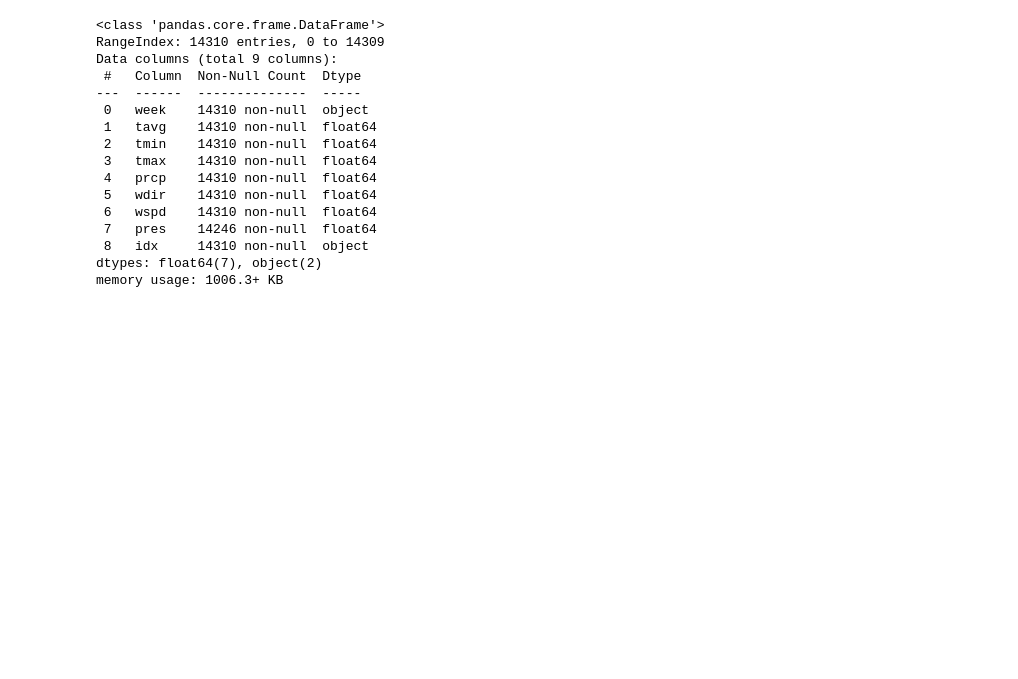
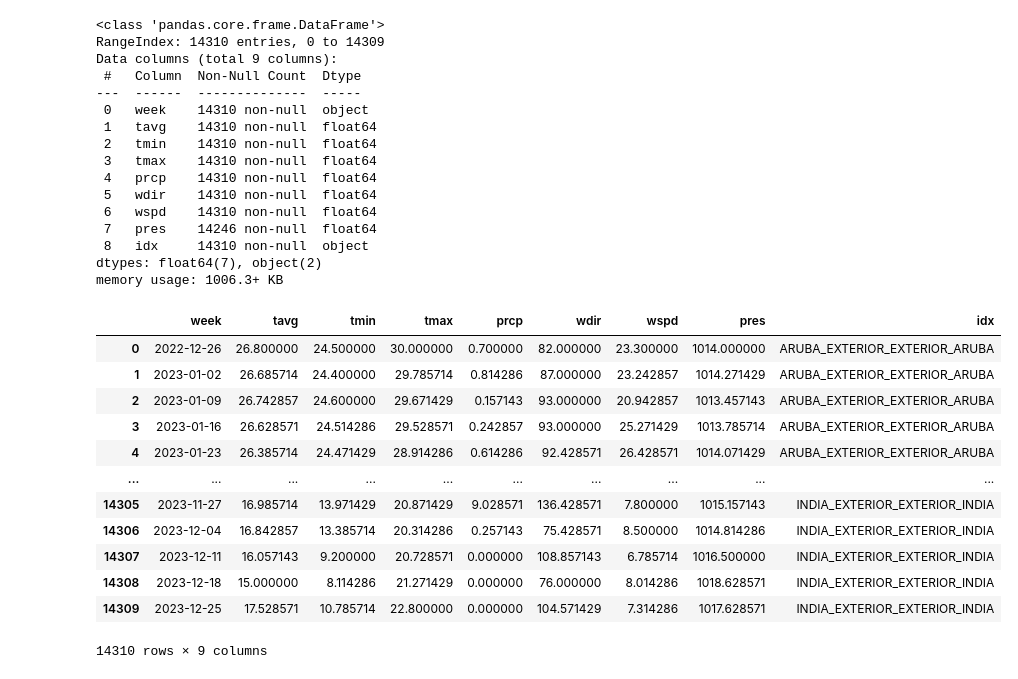
Before and after one commit to danielgvb/thesis, a Jupyter notebook: Data/11_dengue_merge.ipynb, the cells around one changed output. Saved outputs shown, nothing was run; the diff lists cells and outputs as text; code cells hidden in the pictures; blank space fills up the shorter version.

```diff
--- a/Data/11_dengue_merge.ipynb
+++ b/Data/11_dengue_merge.ipynb
@@ -152,4 +187,20 @@ memory usage: 1006.3+ KB
 # %%
 df_weather['week'] = pd.to_datetime(df_weather['week'])
 df_weather['week'] = df_weather['week'].dt.to_period('W').apply(lambda r: r.start_time)
+# %%
+df_weather
+# %% [output]
+|  | week | tavg | tmin | tmax | prcp | wdir | wspd | pres | idx |
+| 0 | 2022-12-26 | 26.800000 | 24.500000 | 30.000000 | 0.700000 | 82.000000 | 23.300000 | 1014.000000 | ARUBA_EXTERIOR_EXTERIOR_ARUBA |
+| 1 | 2023-01-02 | 26.685714 | 24.400000 | 29.785714 | 0.814286 | 87.000000 | 23.242857 | 1014.271429 | ARUBA_EXTERIOR_EXTERIOR_ARUBA |
+| 2 | 2023-01-09 | 26.742857 | 24.600000 | 29.671429 | 0.157143 | 93.000000 | 20.942857 | 1013.457143 | ARUBA_EXTERIOR_EXTERIOR_ARUBA |
+| 3 | 2023-01-16 | 26.628571 | 24.514286 | 29.528571 | 0.242857 | 93.000000 | 25.271429 | 1013.785714 | ARUBA_EXTERIOR_EXTERIOR_ARUBA |
+| 4 | 2023-01-23 | 26.385714 | 24.471429 | 28.914286 | 0.614286 | 92.428571 | 26.428571 | 1014.071429 | ARUBA_EXTERIOR_EXTERIOR_ARUBA |
+| ... | ... | ... | ... | ... | ... | ... | ... | ... | ... |
+| 14305 | 2023-11-27 | 16.985714 | 13.971429 | 20.871429 | 9.028571 | 136.428571 | 7.800000 | 1015.157143 | INDIA_EXTERIOR_EXTERIOR_INDIA |
+| 14306 | 2023-12-04 | 16.842857 | 13.385714 | 20.314286 | 0.257143 | 75.428571 | 8.500000 | 1014.814286 | INDIA_EXTERIOR_EXTERIOR_INDIA |
+| 14307 | 2023-12-11 | 16.057143 | 9.200000 | 20.728571 | 0.000000 | 108.857143 | 6.785714 | 1016.500000 | INDIA_EXTERIOR_EXTERIOR_INDIA |
+| 14308 | 2023-12-18 | 15.000000 | 8.114286 | 21.271429 | 0.000000 | 76.000000 | 8.014286 | 1018.628571 | INDIA_EXTERIOR_EXTERIOR_INDIA |
+| 14309 | 2023-12-25 | 17.528571 | 10.785714 | 22.800000 | 0.000000 | 104.571429 | 7.314286 | 1017.628571 | INDIA_EXTERIOR_EXTERIOR_INDIA |
+14310 rows × 9 columns
 # %%
```
Also changed, not shown: parts of 48 cells of this notebook, 4 other files.
